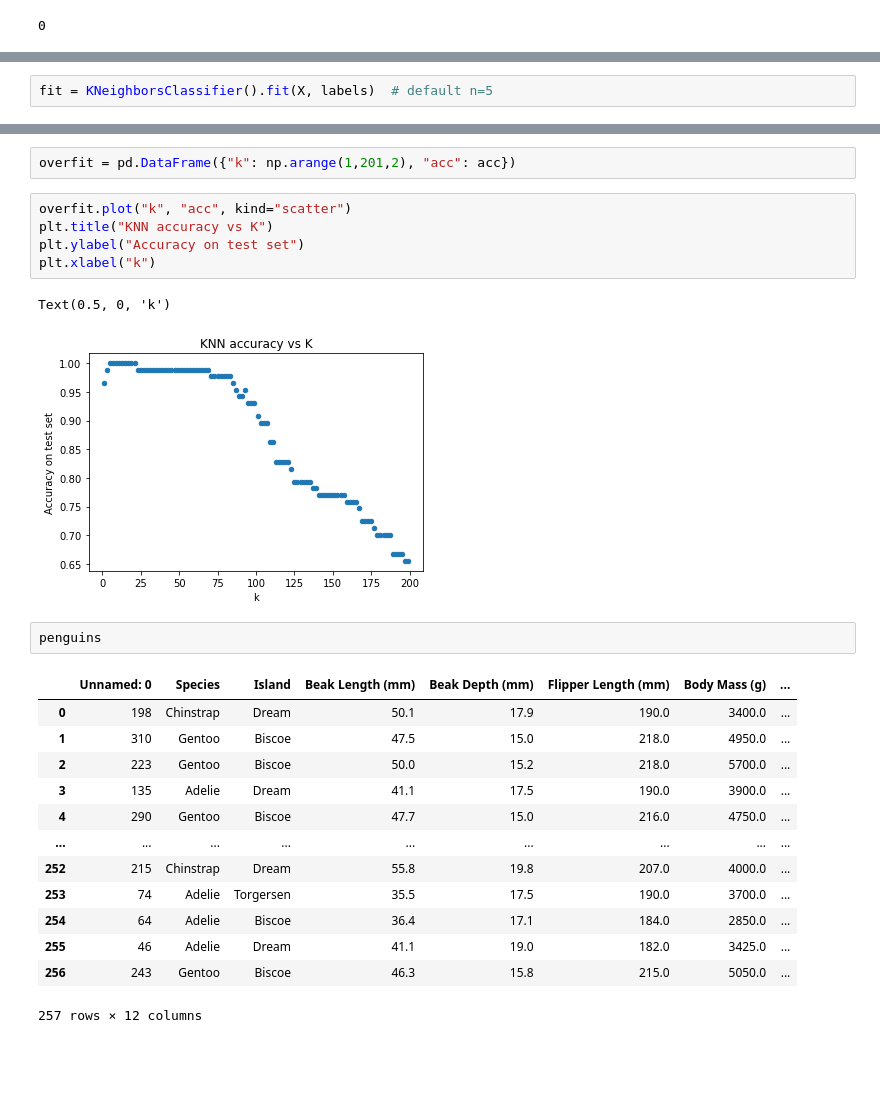
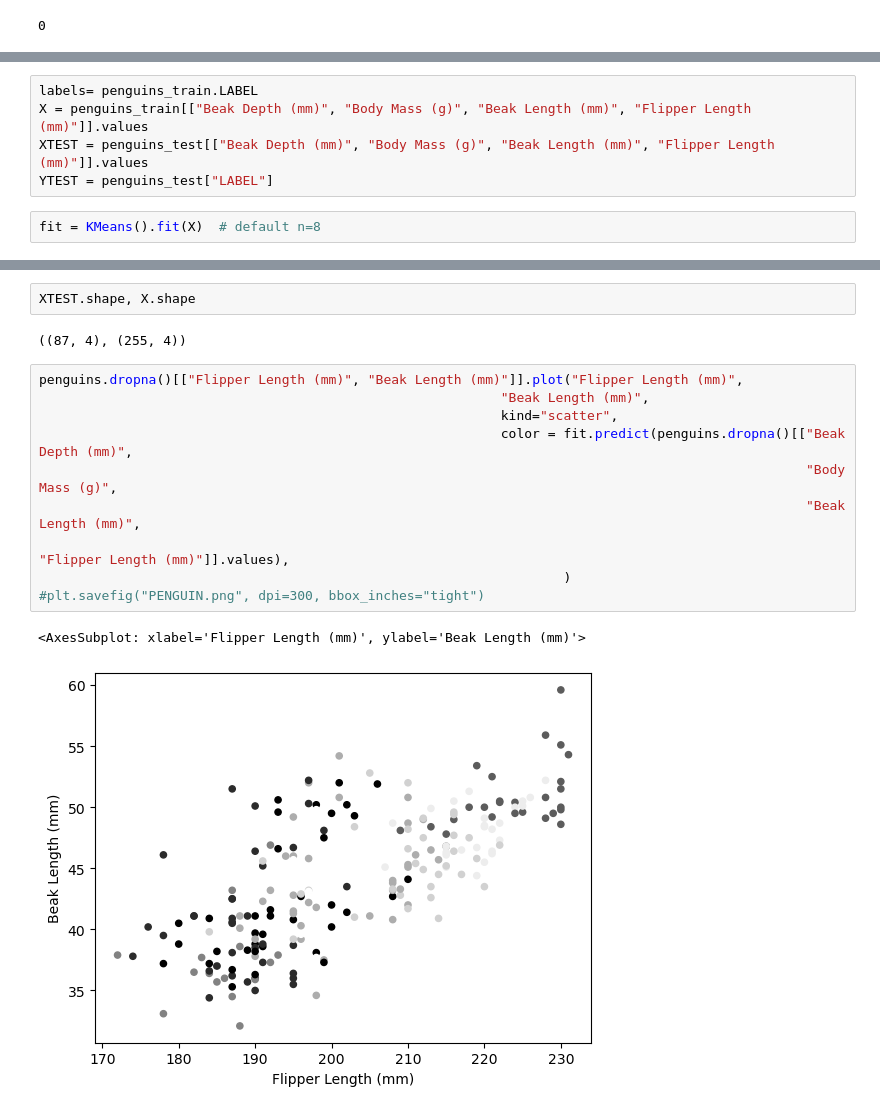
Before and after one commit to wltrimbl/uchicago-data221, a Jupyter notebook: notebooks/penguins-KMEANS.ipynb, the cells around one changed output, grey strips where cells are left out. Saved outputs shown, nothing was run; the diff lists cells and outputs as text; blank space fills up the shorter version.

Commit message:
K-mean penguins on the loose

```diff
--- a/notebooks/penguins-KMEANS.ipynb
+++ b/notebooks/penguins-KMEANS.ipynb
@@ -123,2 +137,7 @@ np.isnan(X).sum()
+# %%
+labels= penguins_train.LABEL
+X = penguins_train[["Beak Depth (mm)", "Body Mass (g)", "Beak Length (mm)", "Flipper Length (mm)"]].values
+XTEST = penguins_test[["Beak Depth (mm)", "Body Mass (g)", "Beak Length (mm)", "Flipper Length (mm)"]].values
+YTEST = penguins_test["LABEL"]
 # %%
-fit = KNeighborsClassifier().fit(X, labels)  # default n=5
+fit = KMeans().fit(X)  # default n=8
@@ -412,26 +167,17 @@ for k in range(1, 201, 2):
-# %%
-overfit = pd.DataFrame({"k": np.arange(1,201,2), "acc": acc})
-# %%
-overfit.plot("k", "acc", kind="scatter")
-plt.title("KNN accuracy vs K")
-plt.ylabel("Accuracy on test set")
-plt.xlabel("k")
-# %% [output]
-Text(0.5, 0, 'k')
-[figure, removed]
-# %%
-penguins
-# %% [output]
-|  | Unnamed: 0 | Species | Island | Beak Length (mm) | Beak Depth (mm) | Flipper Length (mm) | Body Mass (g) | ... |
-| 0 | 198 | Chinstrap | Dream | 50.1 | 17.9 | 190.0 | 3400.0 | ... |
-| 1 | 310 | Gentoo | Biscoe | 47.5 | 15.0 | 218.0 | 4950.0 | ... |
-| 2 | 223 | Gentoo | Biscoe | 50.0 | 15.2 | 218.0 | 5700.0 | ... |
-| 3 | 135 | Adelie | Dream | 41.1 | 17.5 | 190.0 | 3900.0 | ... |
-| 4 | 290 | Gentoo | Biscoe | 47.7 | 15.0 | 216.0 | 4750.0 | ... |
-| ... | ... | ... | ... | ... | ... | ... | ... | ... |
-| 252 | 215 | Chinstrap | Dream | 55.8 | 19.8 | 207.0 | 4000.0 | ... |
-| 253 | 74 | Adelie | Torgersen | 35.5 | 17.5 | 190.0 | 3700.0 | ... |
-| 254 | 64 | Adelie | Biscoe | 36.4 | 17.1 | 184.0 | 2850.0 | ... |
-| 255 | 46 | Adelie | Dream | 41.1 | 19.0 | 182.0 | 3425.0 | ... |
-| 256 | 243 | Gentoo | Biscoe | 46.3 | 15.8 | 215.0 | 5050.0 | ... |
-257 rows × 12 columns
+# %%
+XTEST.shape, X.shape
+# %% [output]
+((87, 4), (255, 4))
+# %%
+penguins.dropna()[["Flipper Length (mm)", "Beak Length (mm)"]].plot("Flipper Length (mm)",
+                                                           "Beak Length (mm)",
+                                                           kind="scatter",
+                                                           color = fit.predict(penguins.dropna()[["Beak Depth (mm)",
+                                                                                                  "Body Mass (g)",
+                                                                                                  "Beak Length (mm)",
+                                                                                                  "Flipper Length (mm)"]].values),
+                                                                   )
+#plt.savefig("PENGUIN.png", dpi=300, bbox_inches="tight")
+# %% [output]
+<AxesSubplot: xlabel='Flipper Length (mm)', ylabel='Beak Length (mm)'>
+[figure, added]
```
Also changed, not shown: parts of 62 cells of this notebook.
